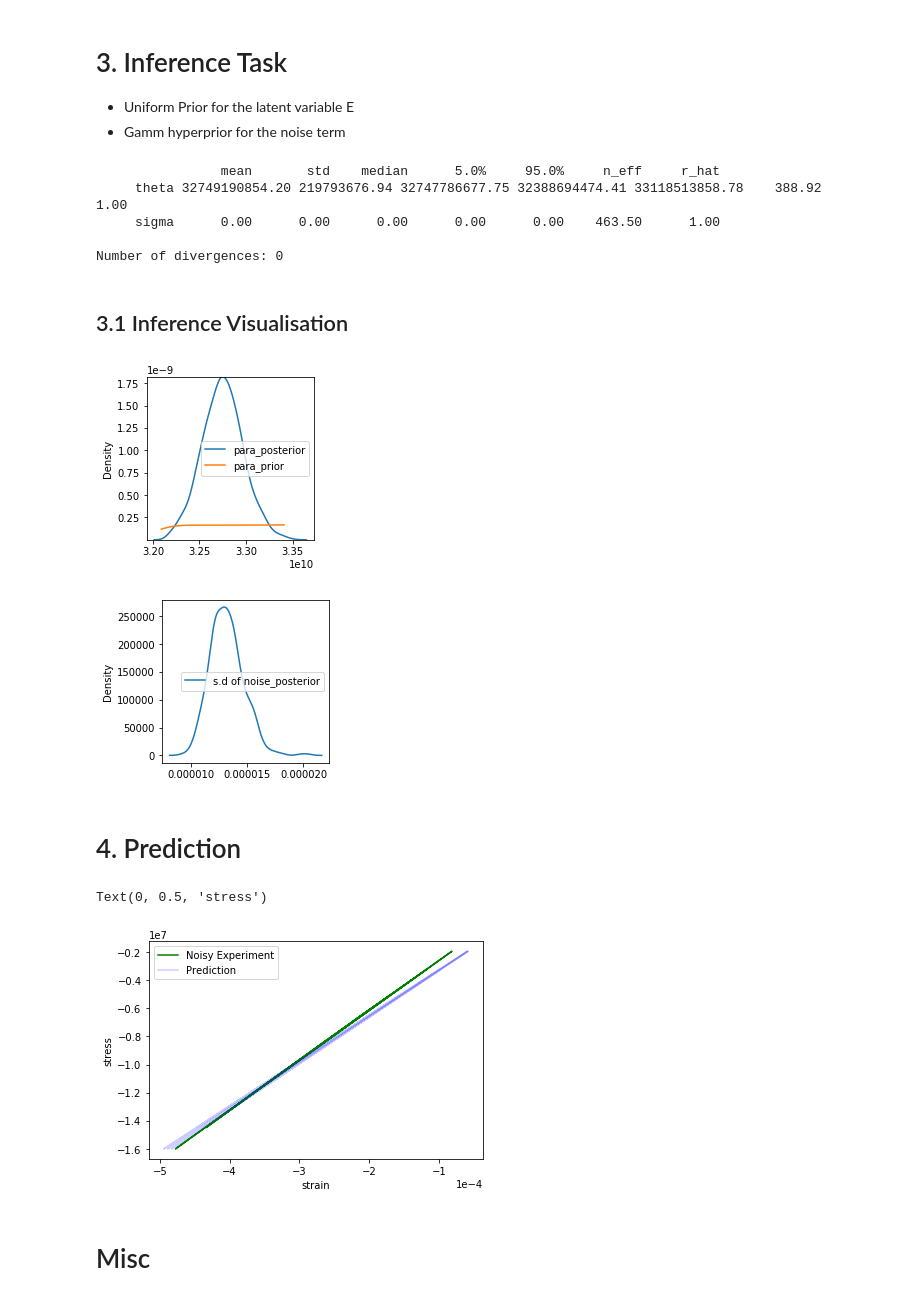
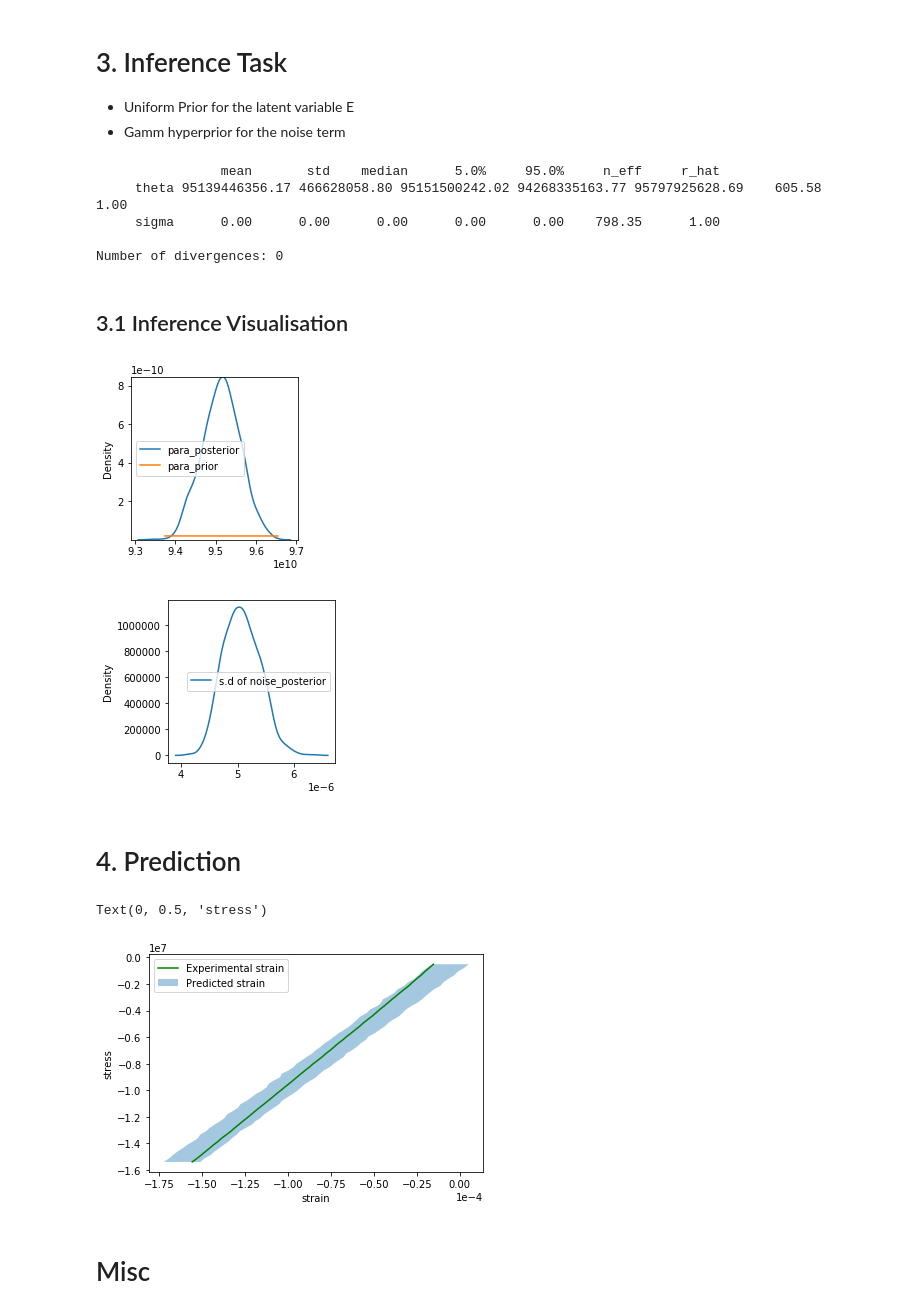
Before and after one commit to BAMresearch/bayem, a Jupyter notebook: Notebooks/Inference_Job_YoungsMod.ipynb, the cells around one changed output. Saved outputs shown, nothing was run; the diff lists cells and outputs as text; code cells hidden in the pictures.

Commit message:
Added dataloader model bias for predictive posterior and tensile test calibration doc

```diff
--- a/Notebooks/Inference_Job_YoungsMod.ipynb
+++ b/Notebooks/Inference_Job_YoungsMod.ipynb
@@ -86,0 +38,24 @@ data
+# %%
+# Loading data for E-Modulus Wolf specimen 1
+path_exp1 = '../usecases/Concrete/Data/E-modul/Wolf 8.2 Probe 1/specimen.dat'
+dia_exp1 = 0.0986
+height_exp1 = 300.3
+idx_s_1 = 330
+idx_e_1 = 145
+data_exp1 = dataloader(path_exp1,dia_exp1,height_exp1,idx_s_1,idx_e_1)
+
+# Loading data for E-Modulus Wolf specimen 4
+path_exp2 = '../usecases/Concrete/Data/E-modul/Wolf 8.2 Probe 4/specimen.dat'
+dia_exp2 = 0.0986
+height_exp2 = 300.2
+idx_s_2 = 335
+idx_e_2 = 225
+data_exp2 = dataloader(path_exp2,dia_exp2,height_exp2,idx_s_2,idx_e_2)
+
+# Loading data for E-Modulus Wolf specimen 5
+path_exp3 = '../usecases/Concrete/Data/E-modul/Wolf 8.2 Probe 5/specimen.dat'
+dia_exp3 = 0.0987
+height_exp3 = 299.8
+idx_s_3 = 320
+idx_e_3 = 122
+data_exp3 = dataloader(path_exp3,dia_exp3,height_exp3,idx_s_3,idx_e_3)
@@ -99,7 +79,9 @@ plt.ticklabel_format(style='sci', axis='x', scilimits=(0,0))
 # %%
 # 70-30 training and test split
-train, test = np.split(data.sample(frac=1, random_state=42),
-                       [int(.7*len(data))])
+#train, test = np.split(data_exps.sample(frac=1, random_state=42),
+#                       [int(.7*len(data_exps))])
+train = pd.concat([data_exp1,data_exp2])
+test = data_exp3
 # %% [markdown]
 # 2. Forward Solve
 # %%
@@ -116,7 +98,7 @@ def forward_solve(known_input, latent_para):
 # %%
 # -- Metadata for Inference problem
 
-prior_hyperparameter = [32E09, 38E09]
+prior_hyperparameter = [90E09, 140E09]
 prior_dist = "Uniform"
 Observed_data = th.tensor(train['strain'].to_numpy())
 Noise_distribution = "Normal"
@@ -138,8 +120,8 @@ infer = Inference(prior_dist, prior_hyperparameter, forward_solve_wrapper, forwa
 posterior_para, posterior_noise = infer.run(1000, kernel="NUTS")
 # %% [output]
                 mean       std    median      5.0%     95.0%     n_eff     r_hat
-     theta 32749190854.20 219793676.94 32747786677.75 32388694474.41 33118513858.78    388.92      1.00
-     sigma      0.00      0.00      0.00      0.00      0.00    463.50      1.00
+     theta 95139446356.17 466628058.80 95151500242.02 94268335163.77 95797925628.69    605.58      1.00
+     sigma      0.00      0.00      0.00      0.00      0.00    798.35      1.00
 
 Number of divergences: 0
 # %%
@@ -149,8 +131,8 @@ Number of divergences: 0
 # %%
 infer.visualize_prior_posterior(posterior_para, posterior_noise)
 # %% [output]
-[figure, old version]
+[figure, new version]
-[figure, old version]
+[figure, new version]
 # %% [markdown]
 # 4. Prediction
 # %%
@@ -158,24 +140,24 @@ infer.visualize_prior_posterior(posterior_para, posterior_noise)
 tmp = test['stress'].to_numpy() # AA: Can write a wrapper to read in data if they are in same order (maybe for similar experiment), can also imporrt data from different experiment of the similar specimen
 new_input_forward = {'known_inputs': tmp}
 
-til_X = infer.predict(posterior_para,posterior_noise,new_input_forward)
+til_X = infer.predict(posterior_para,posterior_noise,new_input_forward,model_discrepancy=True)
 # %%
 pos=np.quantile(til_X,[0.05,0.5,0.95],axis=0)
 # %%
 #plt.plot(data['s'],pos[1,:])
 plt.ticklabel_format(style='sci', axis='x', scilimits=(0, 0))
-#plt.fill_betweenx(test['stress'],pos[0,:],pos[2,:],alpha=0.8, label='Predicted strain')
+plt.fill_betweenx(test['stress'],pos[0,:],pos[2,:],alpha=0.4, label='Predicted strain')
 #plt.fill_between(test['stress'],pos[0,:],pos[2,:],alpha=0.8, label='Predicted strain')
-plt.plot(test['strain'],test['stress'],'g', label='Noisy Experiment')
-plt.plot(pos[1,:],test['stress'],'b',alpha=0.2)
-plt.plot(pos[0,:],test['stress'],'b',alpha=0.2,label='Prediction')
-plt.plot(pos[2,:],test['stress'],'b',alpha=0.2)
+plt.plot(test['strain'],test['stress'],'g', label='Experimental strain')
+#plt.plot(pos[1,:],test['stress'],'b',alpha=0.2)
+#plt.plot(pos[0,:],test['stress'],'b',alpha=0.2,label='Prediction')
+#plt.plot(pos[2,:],test['stress'],'b',alpha=0.2)
 plt.legend()
 plt.xlabel('strain')
 plt.ylabel('stress')
 # %% [output]
 Text(0, 0.5, 'stress')
-[figure, old version]
+[figure, new version]
 # %% [markdown]
 # Misc
 # %%
```
Also changed, not shown: parts of 16 cells of this notebook, 2 other files.
